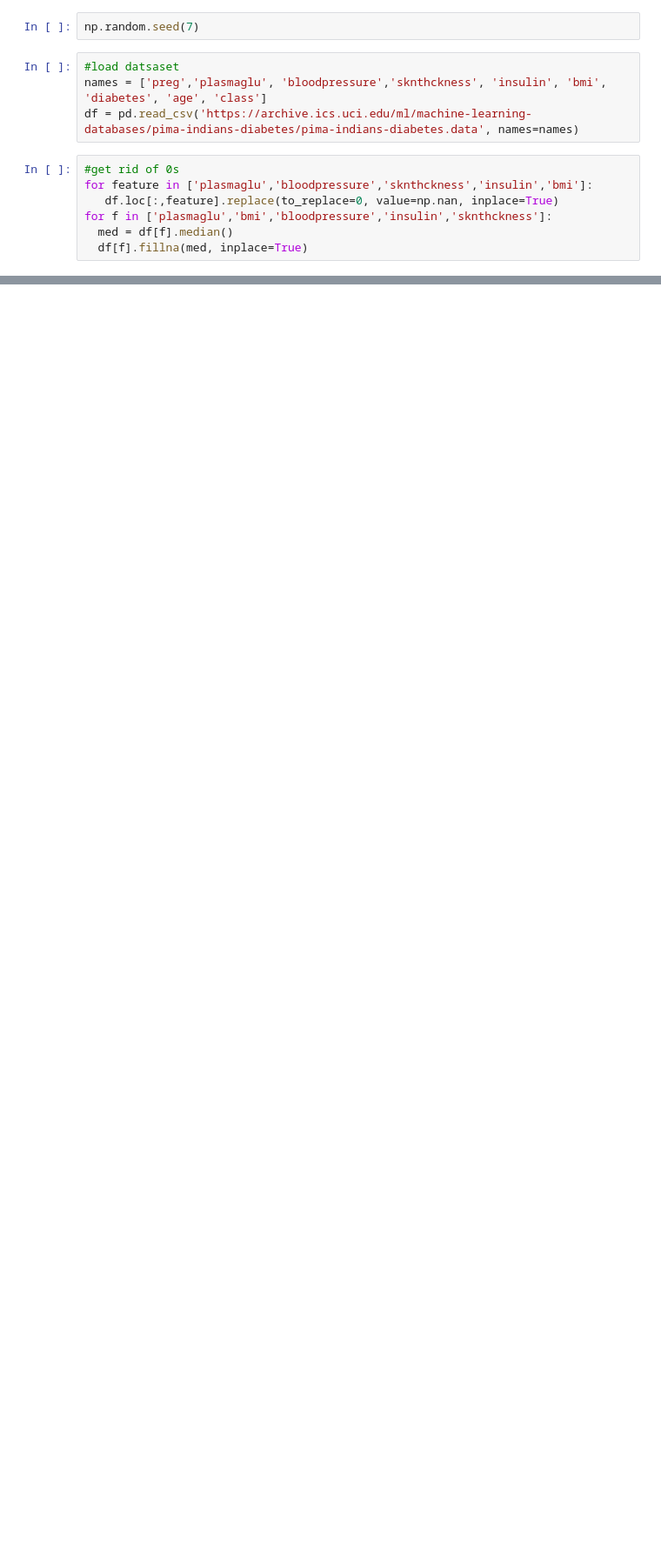
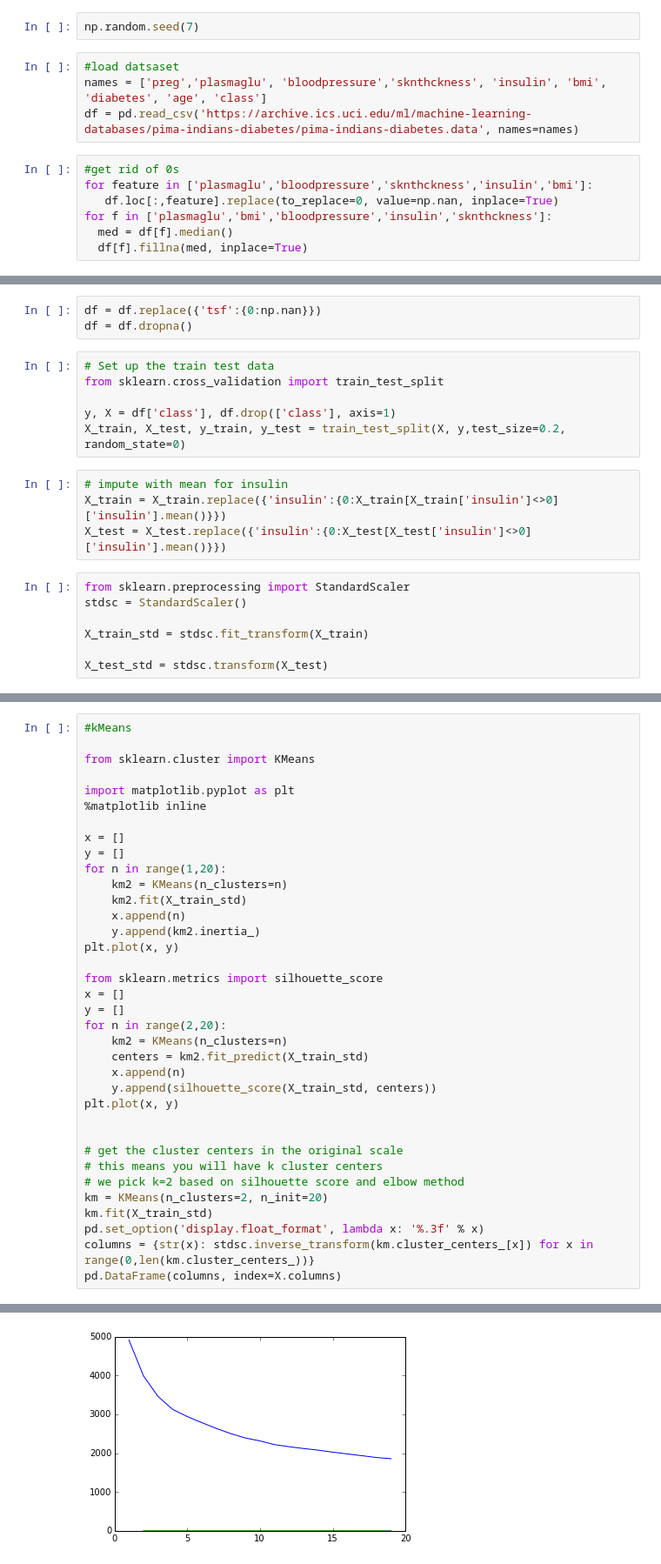
Before and after one commit to katherinebenjamin/Homeworks, a Jupyter notebook: Homework3_KateBenjamin.ipynb, the cells around one changed output, grey strips where cells are left out. Shown at 87% size. Drawn from its saved outputs; the diff is of its cells as text; blank space fills up the shorter version.

```diff
--- a/Homework3_KateBenjamin.ipynb
+++ b/Homework3_KateBenjamin.ipynb
@@ -116,0 +35,20 @@ svm_pca.score(pca.transform(X_test_only), y_test)
+# %%
+df = df.replace({'tsf':{0:np.nan}})
+df = df.dropna()
+# %%
+# Set up the train test data
+from sklearn.cross_validation import train_test_split
+
+y, X = df['class'], df.drop(['class'], axis=1)
+X_train, X_test, y_train, y_test = train_test_split(X, y,test_size=0.2, random_state=0)
+# %%
+# impute with mean for insulin
+X_train = X_train.replace({'insulin':{0:X_train[X_train['insulin']<>0]['insulin'].mean()}})
+X_test = X_test.replace({'insulin':{0:X_test[X_test['insulin']<>0]['insulin'].mean()}})
+# %%
+from sklearn.preprocessing import StandardScaler
+stdsc = StandardScaler()
+
+X_train_std = stdsc.fit_transform(X_train)
+
+X_test_std = stdsc.transform(X_test)
@@ -116,0 +57,37 @@ svm_pca.score(pca.transform(X_test_only), y_test)
+# %%
+#kMeans
+
+from sklearn.cluster import KMeans
+
+import matplotlib.pyplot as plt
+%matplotlib inline
+
+x = []
+y = []
+for n in range(1,20):
+    km2 = KMeans(n_clusters=n)
+    km2.fit(X_train_std)
+    x.append(n)
+    y.append(km2.inertia_)
+plt.plot(x, y)
+
+from sklearn.metrics import silhouette_score
+x = []
+y = []
+for n in range(2,20):
+    km2 = KMeans(n_clusters=n)
+    centers = km2.fit_predict(X_train_std)
+    x.append(n)
+    y.append(silhouette_score(X_train_std, centers))
+plt.plot(x, y)
+
+
+# get the cluster centers in the original scale
+# this means you will have k cluster centers
+# we pick k=2 based on silhouette score and elbow method
+km = KMeans(n_clusters=2, n_init=20)
+km.fit(X_train_std)
+pd.set_option('display.float_format', lambda x: '%.3f' % x)
+columns = {str(x): stdsc.inverse_transform(km.cluster_centers_[x]) for x in range(0,len(km.cluster_centers_))}
+pd.DataFrame(columns, index=X.columns)
+# %% [output]
@@ -116,0 +103 @@ svm_pca.score(pca.transform(X_test_only), y_test)
+[figure, added]
```
Also changed, not shown: parts of 39 cells of this notebook.
